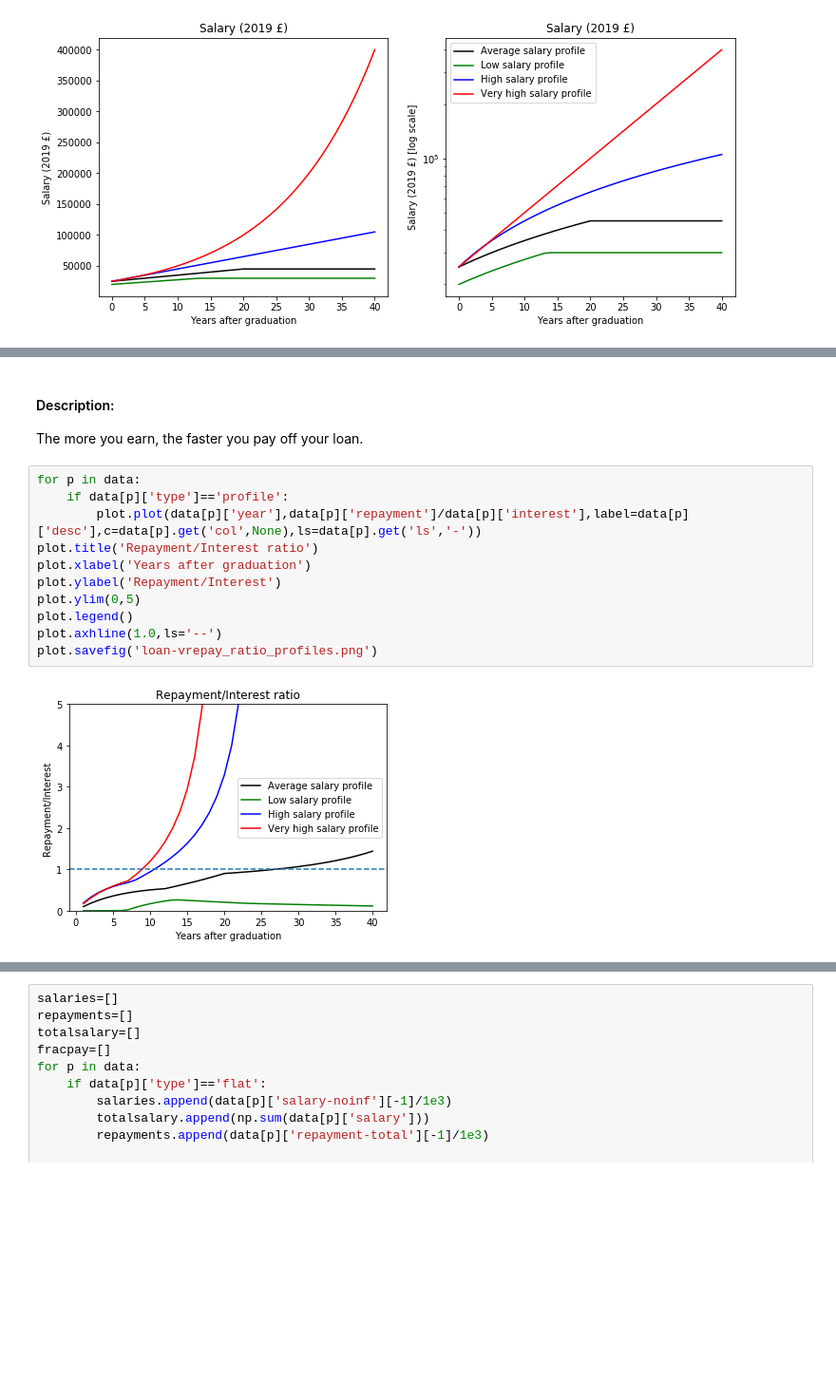
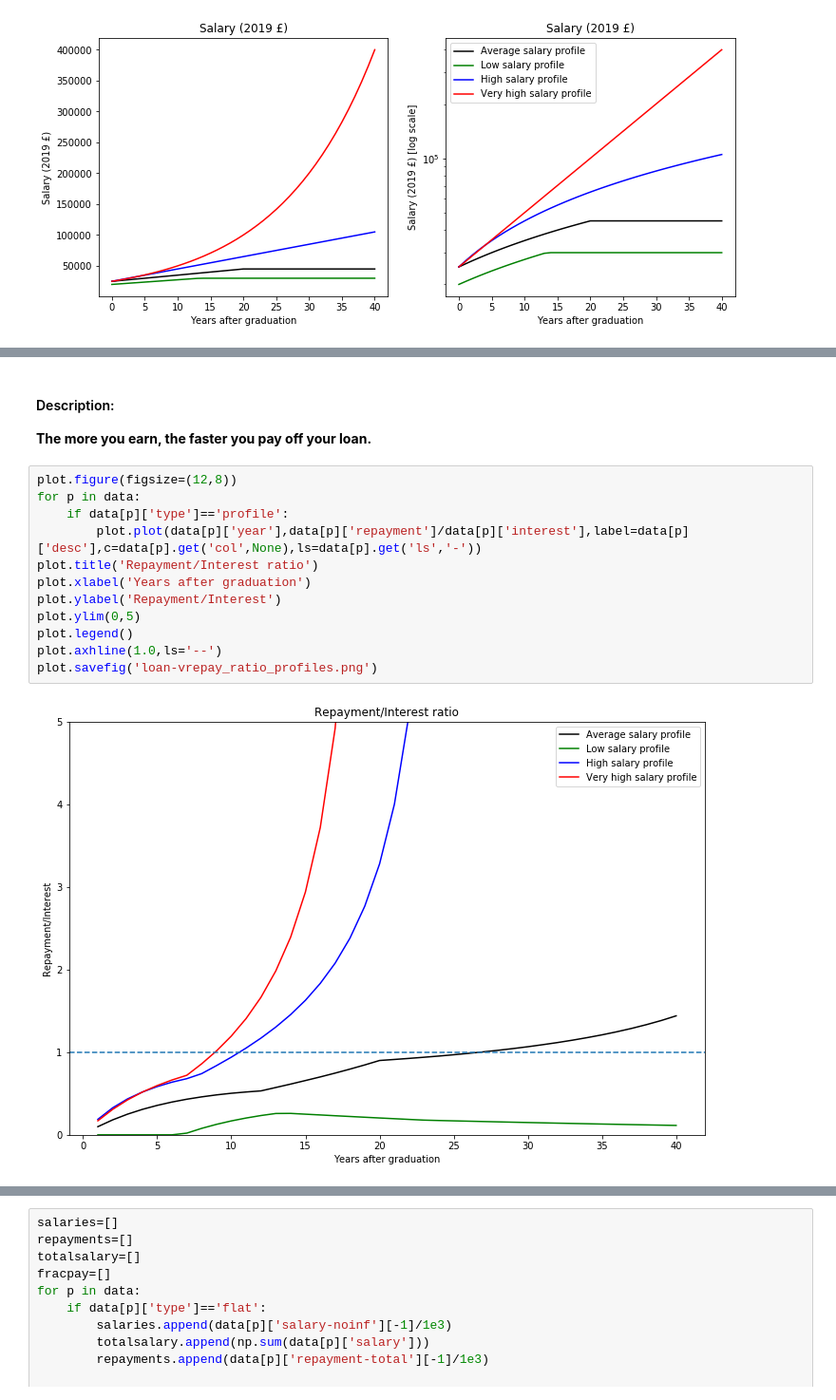
Before and after one commit to chrisnorth/loan-model, a Jupyter notebook: loan-model.ipynb, the cells around one changed output, grey strips where cells are left out. Shown at 95% size. Cells and saved outputs as stored; diff of their text form; blank space fills up the shorter version.

```diff
--- a/loan-model.ipynb
+++ b/loan-model.ipynb
@@ -191,18 +191,19 @@ plot.savefig('loan-value_profiles.png')
 # %% [markdown]
 #### Description:
-The more you earn, the faster you pay off your loan.
+**The more you earn, the faster you pay off your loan.**
 # %%
+plot.figure(figsize=(12,8))
 for p in data:
     if data[p]['type']=='profile':
         plot.plot(data[p]['year'],data[p]['repayment']/data[p]['interest'],label=data[p]['desc'],c=data[p].get('col',None),ls=data[p].get('ls','-'))
 plot.title('Repayment/Interest ratio')
 plot.xlabel('Years after graduation')
 plot.ylabel('Repayment/Interest')
 plot.ylim(0,5)
 plot.legend()
 plot.axhline(1.0,ls='--')
 plot.savefig('loan-vrepay_ratio_profiles.png')
 # %% [output]
-[figure, old version]
+[figure, new version]
 # %% [markdown]
 #### Description:
```
Also changed, not shown: parts of 12 cells of this notebook.
